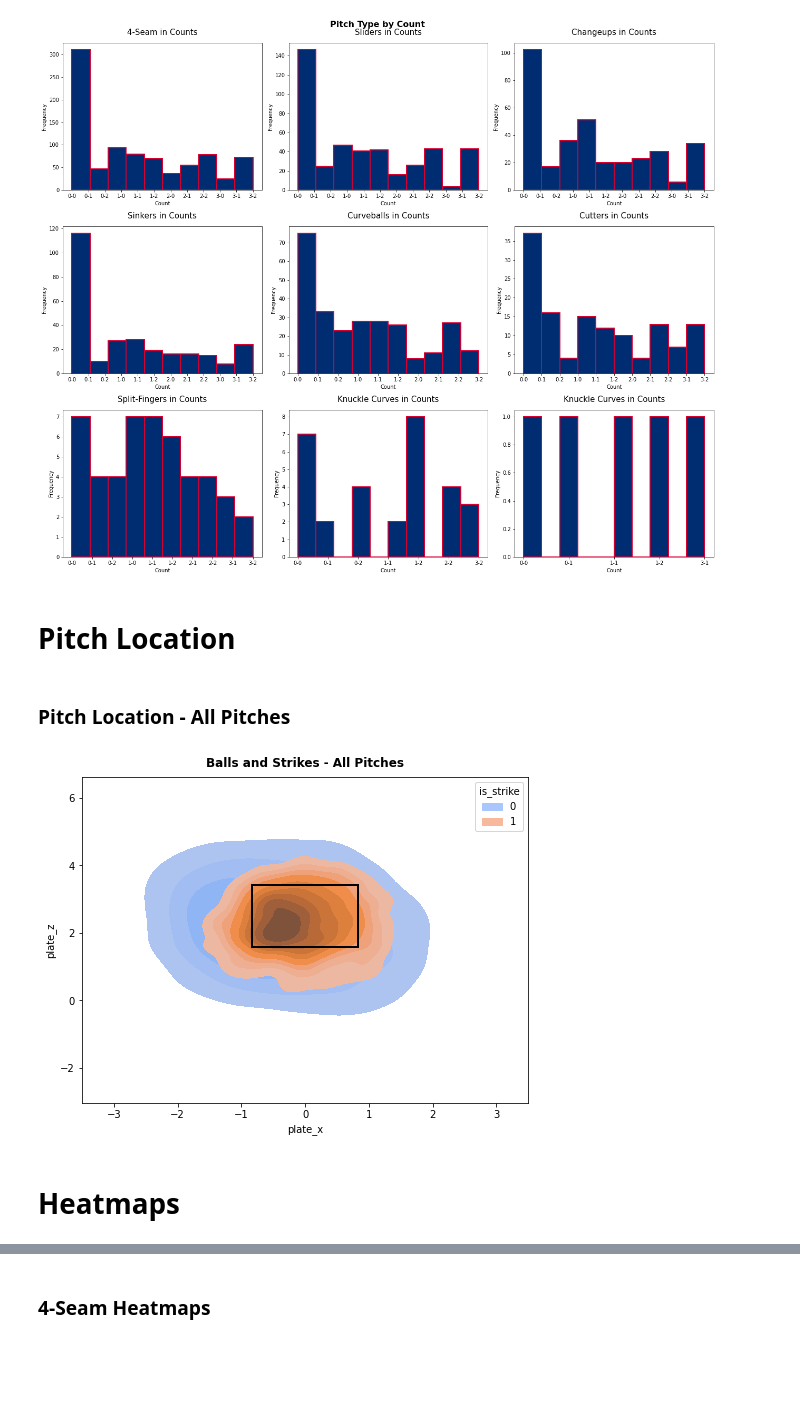
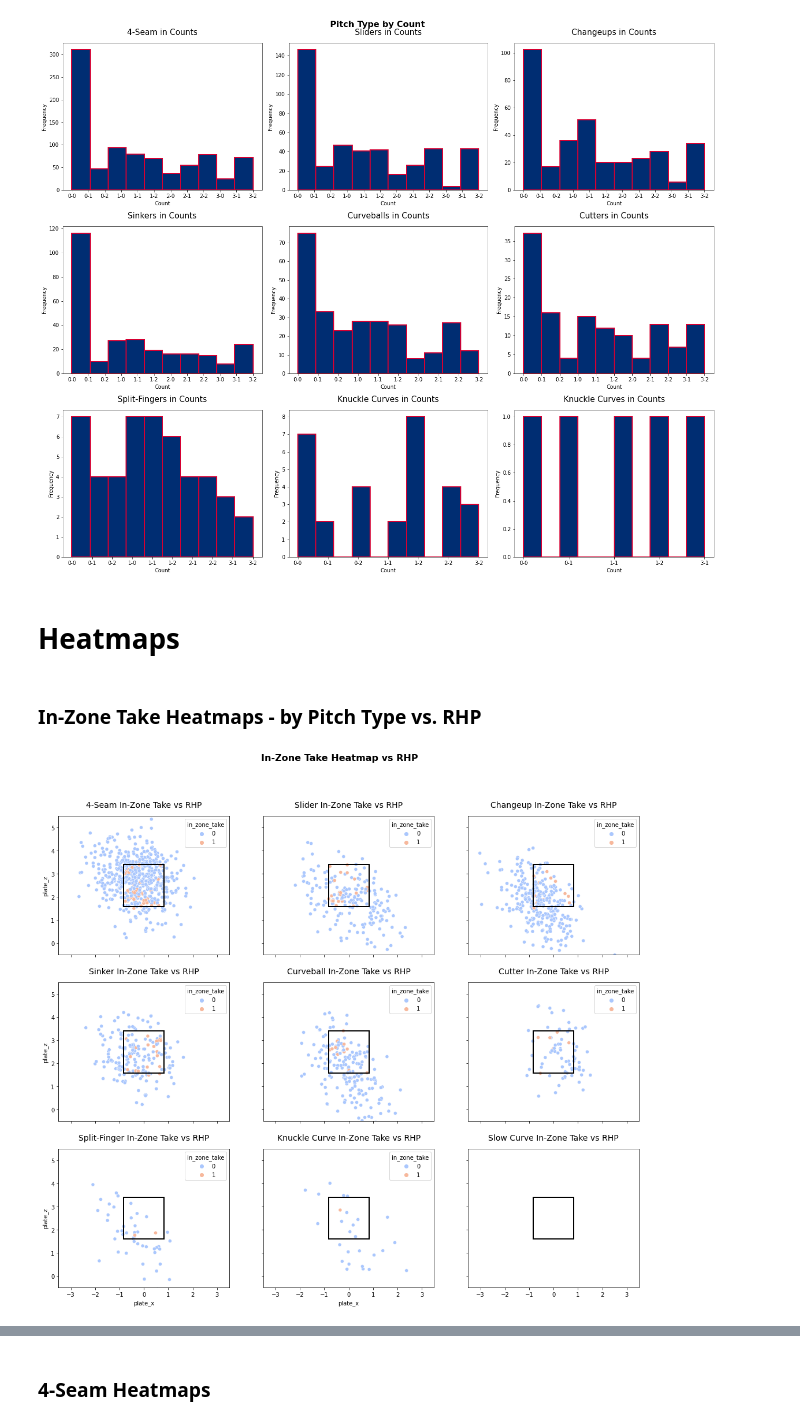
Before and after one commit to anthonyzurke/player-analysis, a Jupyter notebook: hitters/harper-scoutingreport.ipynb, the cells around one changed output, grey strips where cells are left out. Drawn from its saved outputs; the diff is of its cells as text; code cells hidden in the pictures; blank space fills up the shorter version.

```diff
--- a/hitters/harper-scoutingreport.ipynb
+++ b/hitters/harper-scoutingreport.ipynb
@@ -294,21 +314,40 @@ axs[2][2].set_title('Knuckle Curves in Counts', fontsize = 15, pad = 15)
 plt.tight_layout();
 # %% [output]
 [figure]
-# %% [markdown]
-# Pitch Location
-# %% [markdown]
-### Pitch Location -  All Pitches
-# %%
-plt.figure(figsize = (8, 6))
-
-sns.kdeplot(data = harper, x = 'plate_x', y = 'plate_z', hue = 'is_strike', fill = True, palette = 'coolwarm')
-left, bottom, width, height = (-.83, 1.59, 1.66, 1.82)
-rect = mpatches.Rectangle((left, bottom), width, height,
-                          fill = False, color = 'black', linewidth = 2)
-plt.gca().add_patch(rect)
-plt.xlim(-3.5, 3.5)
-plt.title('Balls and Strikes - All Pitches', fontdict = font_title, pad = 15);
-# %% [output]
-[figure, removed]
 # %% [markdown]
 # Heatmaps
+# %% [markdown]
+### In-Zone Take Heatmaps - by Pitch Type vs. RHP
+# %%
+fig, axs = plt.subplots(3, 3, figsize = (18, 15), sharex = True, sharey = True)
+fig.suptitle('In-Zone Take Heatmap vs RHP', fontsize = 16, fontweight = 'bold')
+plt.axis(xmin = -3.5, xmax = 3.5), plt.axis(ymin = -0.5, ymax = 5.5)
+sns.scatterplot(ax = axs[0][0],data=r_ff,x='plate_x',y='plate_z',hue='in_zone_take',palette='coolwarm')
+axs[0][0].add_patch(Rectangle((-.83, 1.59), 1.66, 1.82, fill = False, color = 'black', linewidth = 2))
+axs[0][0].set_title('4-Seam In-Zone Take vs RHP', fontsize = 14, pad = 15)
+sns.scatterplot(ax = axs[0][1],data=r_sl,x='plate_x',y='plate_z',hue='in_zone_take',palette='coolwarm')
+axs[0][1].add_patch(Rectangle((-.83, 1.59), 1.66, 1.82, fill = False, color = 'black', linewidth = 2))
+axs[0][1].set_title('Slider In-Zone Take vs RHP', fontsize = 14, pad = 15)
+sns.scatterplot(ax = axs[0][2],data=r_ch,x='plate_x',y='plate_z',hue='in_zone_take',palette='coolwarm')
+axs[0][2].add_patch(Rectangle((-.83, 1.59), 1.66, 1.82, fill = False, color = 'black', linewidth = 2))
+axs[0][2].set_title('Changeup In-Zone Take vs RHP', fontsize = 14, pad = 15)
+sns.scatterplot(ax = axs[1][0],data=r_si,x='plate_x',y='plate_z',hue='in_zone_take',palette='coolwarm')
+axs[1][0].add_patch(Rectangle((-.83, 1.59), 1.66, 1.82, fill = False, color = 'black', linewidth = 2))
+axs[1][0].set_title('Sinker In-Zone Take vs RHP', fontsize = 14, pad = 15)
+sns.scatterplot(ax = axs[1][1],data=r_cu,x='plate_x',y='plate_z',hue='in_zone_take',palette='coolwarm')
+axs[1][1].add_patch(Rectangle((-.83, 1.59), 1.66, 1.82, fill = False, color = 'black', linewidth = 2))
+axs[1][1].set_title('Curveball In-Zone Take vs RHP', fontsize = 14, pad = 15)
+sns.scatterplot(ax = axs[1][2],data=r_fc,x='plate_x',y='plate_z',hue='in_zone_take',palette='coolwarm')
+axs[1][2].add_patch(Rectangle((-.83, 1.59), 1.66, 1.82, fill = False, color = 'black', linewidth = 2))
+axs[1][2].set_title('Cutter In-Zone Take vs RHP', fontsize = 14, pad = 15)
+sns.scatterplot(ax = axs[2][0],data=r_fs,x='plate_x',y='plate_z',hue='in_zone_take',palette='coolwarm')
+axs[2][0].add_patch(Rectangle((-.83, 1.59), 1.66, 1.82, fill = False, color = 'black', linewidth = 2))
+axs[2][0].set_title('Split-Finger In-Zone Take vs RHP', fontsize = 14, pad = 15)
+sns.scatterplot(ax = axs[2][1],data=r_kc,x='plate_x',y='plate_z',hue='in_zone_take',palette='coolwarm')
+axs[2][1].add_patch(Rectangle((-.83, 1.59), 1.66, 1.82, fill = False, color = 'black', linewidth = 2))
+axs[2][1].set_title('Knuckle Curve In-Zone Take vs RHP', fontsize = 14, pad = 15)
+sns.scatterplot(ax = axs[2][2],data=r_cs,x='plate_x',y='plate_z',hue='in_zone_take',palette='coolwarm')
+axs[2][2].add_patch(Rectangle((-.83, 1.59), 1.66, 1.82, fill = False, color = 'black', linewidth = 2))
+axs[2][2].set_title('Slow Curve In-Zone Take vs RHP', fontsize = 14, pad = 15);
+# %% [output]
+[figure, added]
```
Also changed, not shown: parts of 12 cells of this notebook.
